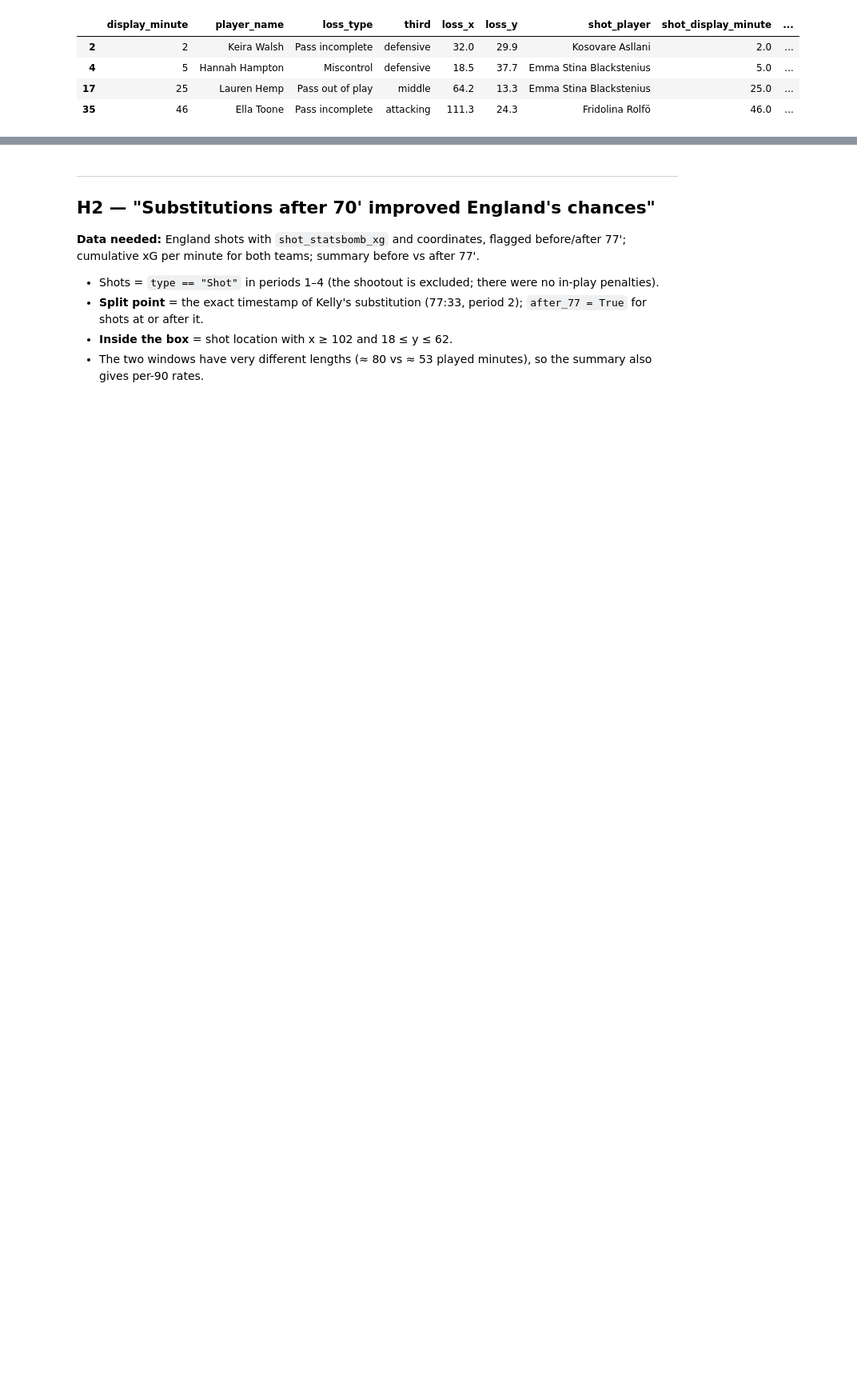
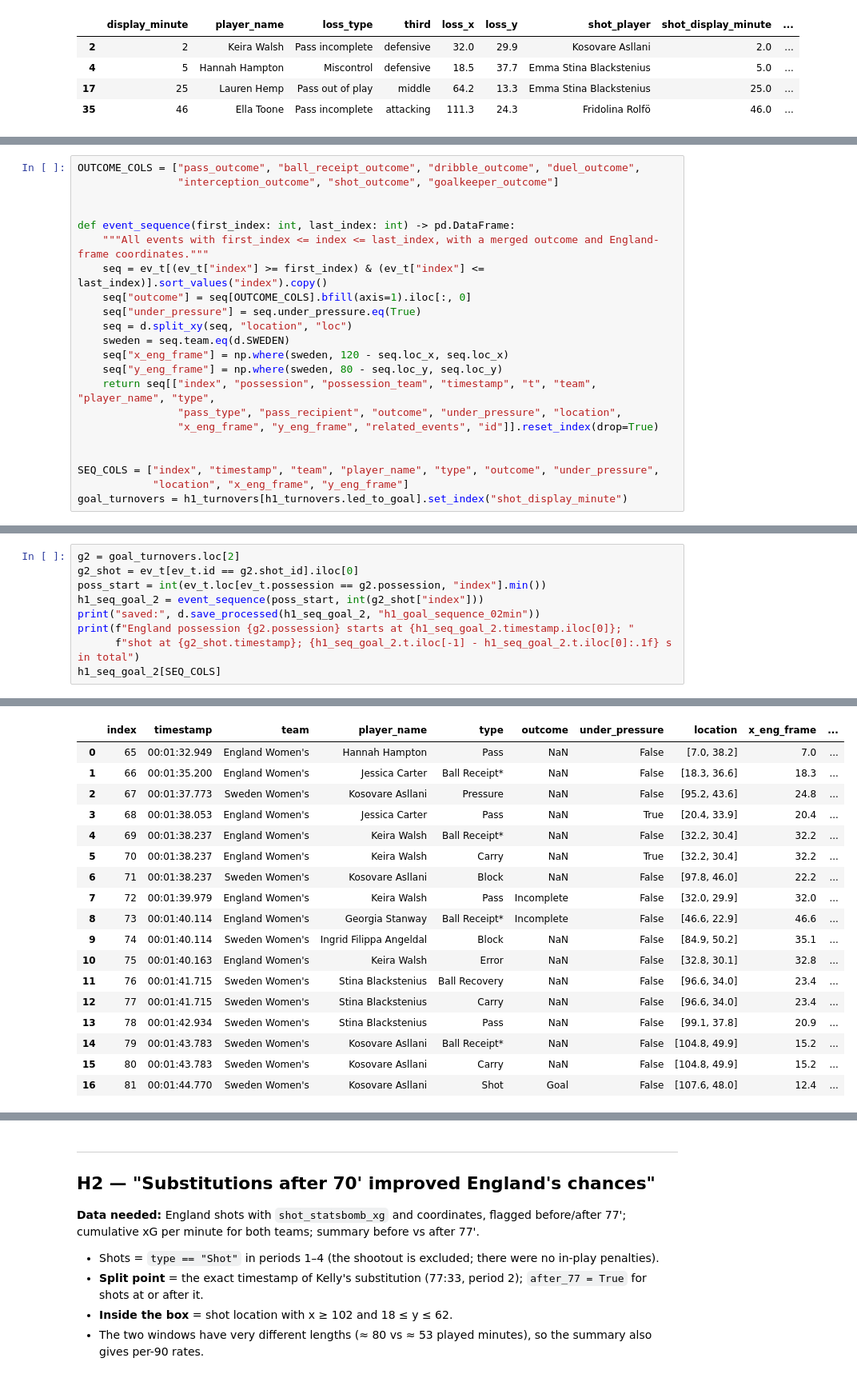
Before and after one commit to belorussky-football/womens-euro-2025-sweden-england-comeback, a Jupyter notebook: notebooks/02_analysis_prep.ipynb, the cells around one changed output, grey strips where cells are left out. Shown at 80% size. Cells and saved outputs as stored; diff of their text form; blank space fills up the shorter version.

```diff
--- a/notebooks/02_analysis_prep.ipynb
+++ b/notebooks/02_analysis_prep.ipynb
@@ -399,0 +429,22 @@ h1_turnovers[h1_turnovers.led_to_sweden_shot][[
+# %%
+OUTCOME_COLS = ["pass_outcome", "ball_receipt_outcome", "dribble_outcome", "duel_outcome",
+                "interception_outcome", "shot_outcome", "goalkeeper_outcome"]
+
+
+def event_sequence(first_index: int, last_index: int) -> pd.DataFrame:
+    """All events with first_index <= index <= last_index, with a merged outcome and England-frame coordinates."""
+    seq = ev_t[(ev_t["index"] >= first_index) & (ev_t["index"] <= last_index)].sort_values("index").copy()
+    seq["outcome"] = seq[OUTCOME_COLS].bfill(axis=1).iloc[:, 0]
+    seq["under_pressure"] = seq.under_pressure.eq(True)
+    seq = d.split_xy(seq, "location", "loc")
+    sweden = seq.team.eq(d.SWEDEN)
+    seq["x_eng_frame"] = np.where(sweden, 120 - seq.loc_x, seq.loc_x)
+    seq["y_eng_frame"] = np.where(sweden, 80 - seq.loc_y, seq.loc_y)
+    return seq[["index", "possession", "possession_team", "timestamp", "t", "team", "player_name", "type",
+                "pass_type", "pass_recipient", "outcome", "under_pressure", "location",
+                "x_eng_frame", "y_eng_frame", "related_events", "id"]].reset_index(drop=True)
+
+
+SEQ_COLS = ["index", "timestamp", "team", "player_name", "type", "outcome", "under_pressure",
+            "location", "x_eng_frame", "y_eng_frame"]
+goal_turnovers = h1_turnovers[h1_turnovers.led_to_goal].set_index("shot_display_minute")
@@ -399,0 +457,10 @@ h1_turnovers[h1_turnovers.led_to_sweden_shot][[
+# %%
+g2 = goal_turnovers.loc[2]
+g2_shot = ev_t[ev_t.id == g2.shot_id].iloc[0]
+poss_start = int(ev_t.loc[ev_t.possession == g2.possession, "index"].min())
+h1_seq_goal_2 = event_sequence(poss_start, int(g2_shot["index"]))
+print("saved:", d.save_processed(h1_seq_goal_2, "h1_goal_sequence_02min"))
+print(f"England possession {g2.possession} starts at {h1_seq_goal_2.timestamp.iloc[0]}; "
+      f"shot at {g2_shot.timestamp}; {h1_seq_goal_2.t.iloc[-1] - h1_seq_goal_2.t.iloc[0]:.1f} s in total")
+h1_seq_goal_2[SEQ_COLS]
+# %% [output]
@@ -399,0 +469,18 @@ h1_turnovers[h1_turnovers.led_to_sweden_shot][[
+|  | index | timestamp | team | player_name | type | outcome | under_pressure | location | x_eng_frame | ... |
+| 0 | 65 | 00:01:32.949 | England Women's | Hannah Hampton | Pass | NaN | False | [7.0, 38.2] | 7.0 | ... |
+| 1 | 66 | 00:01:35.200 | England Women's | Jessica Carter | Ball Receipt* | NaN | False | [18.3, 36.6] | 18.3 | ... |
+| 2 | 67 | 00:01:37.773 | Sweden Women's | Kosovare Asllani | Pressure | NaN | False | [95.2, 43.6] | 24.8 | ... |
+| 3 | 68 | 00:01:38.053 | England Women's | Jessica Carter | Pass | NaN | True | [20.4, 33.9] | 20.4 | ... |
+| 4 | 69 | 00:01:38.237 | England Women's | Keira Walsh | Ball Receipt* | NaN | False | [32.2, 30.4] | 32.2 | ... |
+| 5 | 70 | 00:01:38.237 | England Women's | Keira Walsh | Carry | NaN | True | [32.2, 30.4] | 32.2 | ... |
+| 6 | 71 | 00:01:38.237 | Sweden Women's | Kosovare Asllani | Block | NaN | False | [97.8, 46.0] | 22.2 | ... |
+| 7 | 72 | 00:01:39.979 | England Women's | Keira Walsh | Pass | Incomplete | False | [32.0, 29.9] | 32.0 | ... |
+| 8 | 73 | 00:01:40.114 | England Women's | Georgia Stanway | Ball Receipt* | Incomplete | False | [46.6, 22.9] | 46.6 | ... |
+| 9 | 74 | 00:01:40.114 | Sweden Women's | Ingrid Filippa Angeldal | Block | NaN | False | [84.9, 50.2] | 35.1 | ... |
+| 10 | 75 | 00:01:40.163 | England Women's | Keira Walsh | Error | NaN | False | [32.8, 30.1] | 32.8 | ... |
+| 11 | 76 | 00:01:41.715 | Sweden Women's | Stina Blackstenius | Ball Recovery | NaN | False | [96.6, 34.0] | 23.4 | ... |
+| 12 | 77 | 00:01:41.715 | Sweden Women's | Stina Blackstenius | Carry | NaN | False | [96.6, 34.0] | 23.4 | ... |
+| 13 | 78 | 00:01:42.934 | Sweden Women's | Stina Blackstenius | Pass | NaN | False | [99.1, 37.8] | 20.9 | ... |
+| 14 | 79 | 00:01:43.783 | Sweden Women's | Kosovare Asllani | Ball Receipt* | NaN | False | [104.8, 49.9] | 15.2 | ... |
+| 15 | 80 | 00:01:43.783 | Sweden Women's | Kosovare Asllani | Carry | NaN | False | [104.8, 49.9] | 15.2 | ... |
+| 16 | 81 | 00:01:44.770 | Sweden Women's | Kosovare Asllani | Shot | Goal | False | [107.6, 48.0] | 12.4 | ... |
```
Also changed, not shown: parts of 10 cells of this notebook.
